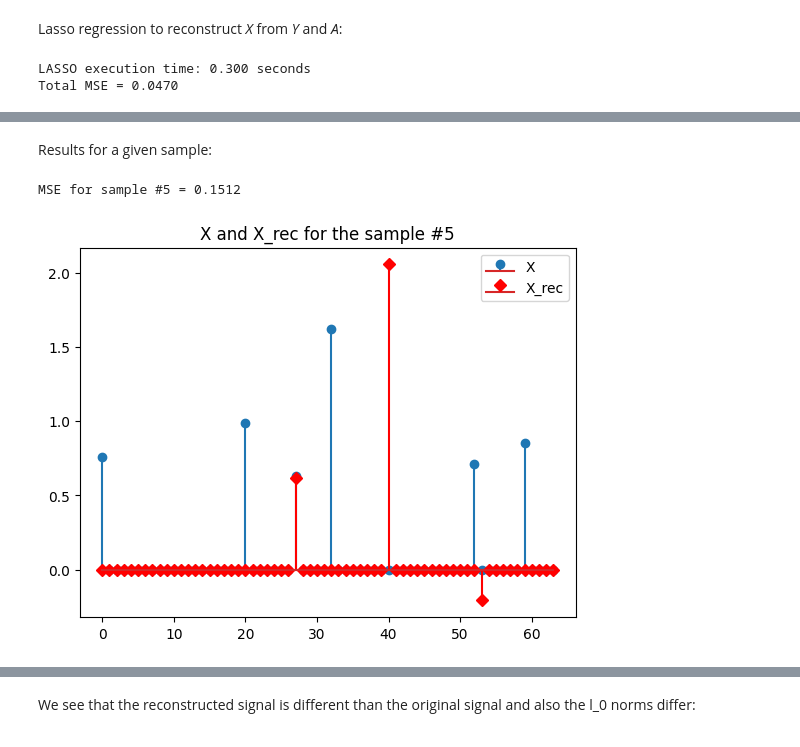
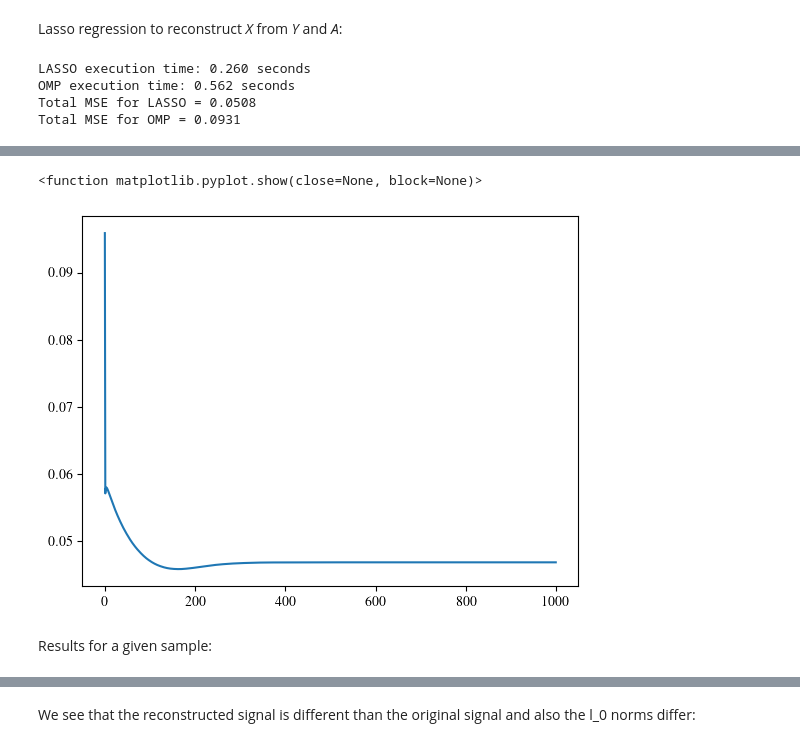
Before and after one commit to nikosfoto/structured-sparse-recovery, a Jupyter notebook: structured_sparsity.ipynb, the cells around one changed output, grey strips where cells are left out. Drawn from its saved outputs; the diff is of its cells as text; code cells hidden in the pictures.

```diff
--- a/structured_sparsity.ipynb
+++ b/structured_sparsity.ipynb
@@ -99,18 +103,47 @@ SNR = 5.88 dB
 ## CS Reconstruction without exploiting support structure
 # %% [markdown]
 Lasso regression to reconstruct *X* from *Y* and *A*:
-# %%
-start_time = time.time()
-
-lasso = Lasso(alpha=0.1).fit(A, Y)
-X_rec = lasso.coef_.T
-
-end_time = time.time()
-lasso_execution_time = end_time - start_time
-print(f"LASSO execution time: {lasso_execution_time:.3f} seconds")
-
-MSE = mean_squared_error(X_rec, X)
-print(f'Total MSE = {MSE:.4f}')
-# %% [output]
-LASSO execution time: 0.300 seconds
-Total MSE = 0.0470
+# %%
+# LASSO
+ALPHA = 0.05
+start_time = time.time()
+
+lasso = Lasso(alpha=ALPHA).fit(A, Y)
+X_rec_lasso = lasso.coef_.T
+
+end_time = time.time()
+lasso_execution_time = end_time - start_time
+
+# OMP
+start_time = time.time()
+
+omp = OrthogonalMatchingPursuit(n_nonzero_coefs=2*K).fit(A, Y)
+X_rec_omp = omp.coef_.T
+
+end_time = time.time()
+omp_execution_time = end_time - start_time
+
+print(f"LASSO execution time: {lasso_execution_time:.3f} seconds")
+print(f"OMP execution time: {omp_execution_time:.3f} seconds")
+
+MSE_lasso = mean_squared_error(X_rec_lasso, X)
+MSE_omp = mean_squared_error(X_rec_omp, X)
+print(f'Total MSE for LASSO = {MSE_lasso:.4f}')
+print(f'Total MSE for OMP = {MSE_omp:.4f}')
+
+alphas = 0.001 * np.arange(1000)
+mses = np.zeros_like(alphas)
+for i, alpha in enumerate(alphas):
+    lasso_i = Lasso(alpha=alpha).fit(A, Y)
+    X_rec_lasso_i = lasso_i.coef_.T
+    MSE_lasso_i = mean_squared_error(X_rec_lasso_i, X)
+    mses[i] = MSE_lasso_i
+
+plt.figure()
+plt.plot(mses)
+plt.show
+# %% [output]
+LASSO execution time: 0.260 seconds
+OMP execution time: 0.562 seconds
+Total MSE for LASSO = 0.0508
+Total MSE for OMP = 0.0931
@@ -117,15 +151,4 @@ Total MSE = 0.0470
+<function matplotlib.pyplot.show(close=None, block=None)>
+[figure, added]
 # %% [markdown]
 Results for a given sample:
-# %%
-sample_nr = 5
-mse_sample = mean_squared_error(X_rec[:,sample_nr], X[:,sample_nr])
-print(f"MSE for sample #{sample_nr} = {mse_sample:.4f}")
-plt.figure()
-plt.title(f"X and X_rec for the sample #{sample_nr}")
-plt.stem(X[:,sample_nr])
-plt.stem(X_rec[:,sample_nr], linefmt='red', markerfmt='D')
-plt.legend(("X","X_rec"))
-plt.show()
-# %% [output]
-MSE for sample #5 = 0.1512
-[figure, removed]
```
Also changed, not shown: parts of 8 cells of this notebook, 1 other file.
